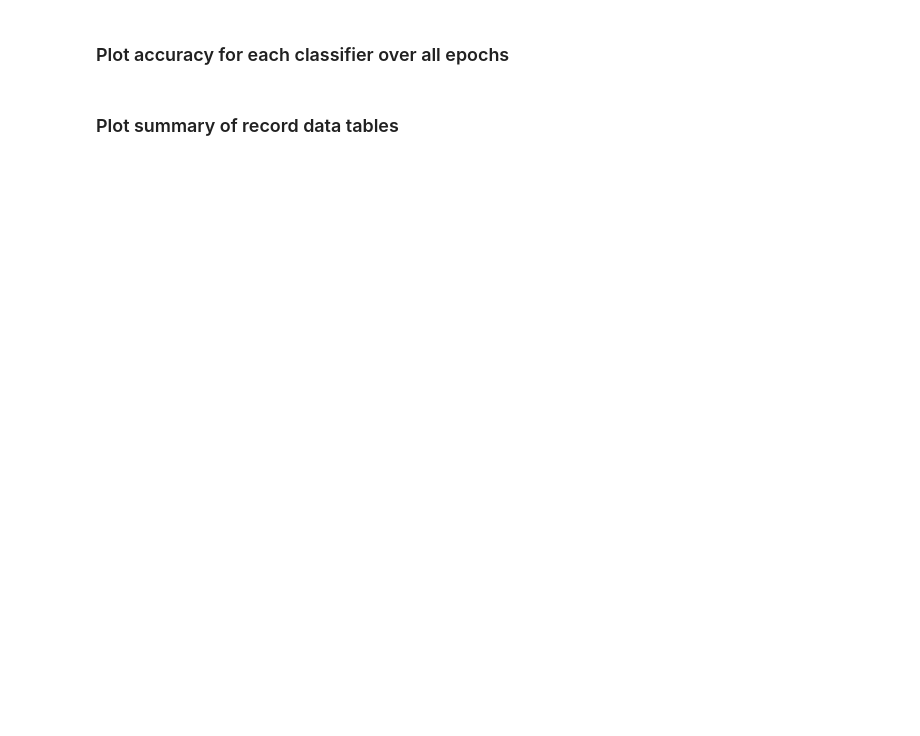
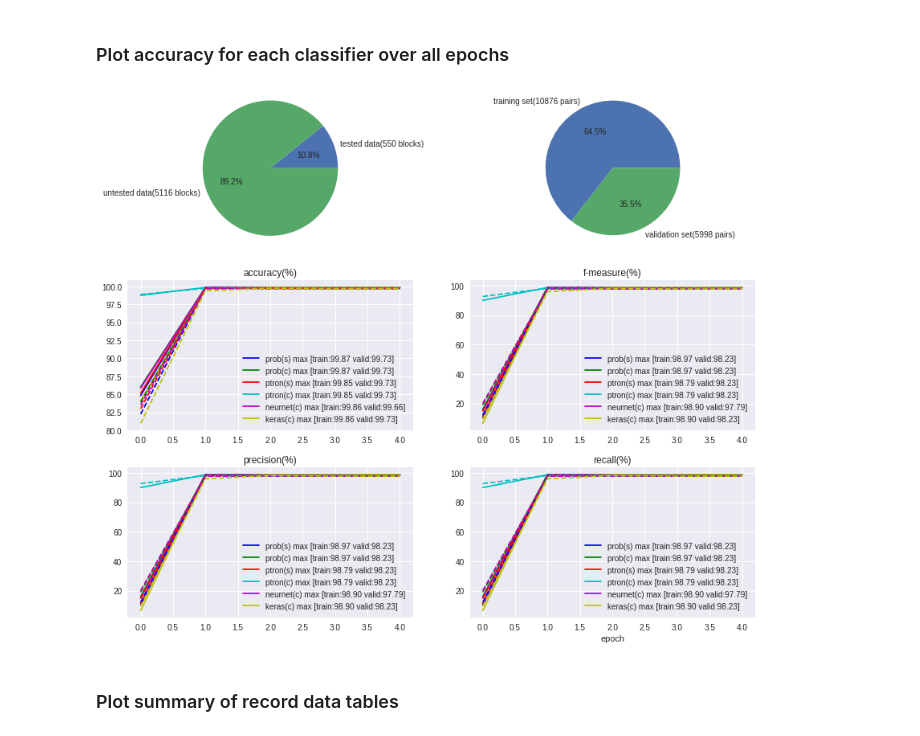
Before and after one commit to meccaLeccaHi/record_linkage, a Jupyter notebook: prob_linkage_newborn.ipynb, the cells around one changed output. Cells and saved outputs as stored; diff of their text form; code cells hidden in the pictures; blank space fills up the shorter version.

Commit message:
change class distribution in training data

```diff
--- a/prob_linkage_newborn.ipynb
+++ b/prob_linkage_newborn.ipynb
@@ -187,7 +183,7 @@ blocking_stmt2 = '''
 # %%
 learning_rate_pt = 0.001 # small, constant learning rate
 learning_rate_nn = 0.001
-learning_rate_km = 0.01
+learning_rate_km = 0.05
 
 # Create instances of classifiers
 classifiers = [Probabilistic(simple_features),
@@ -197,9 +193,8 @@ classifiers = [Probabilistic(simple_features),
                 NeuralNetwork(feature_vals,20,1,learningrate = learning_rate_nn),
                 KerasModel(feature_vals,10,1,learningrate = learning_rate_km)]
 
-#kmodel = KerasModel(feature_vals,16,1,learningrate = learning_rate_km)
-
 classifier_names = ['prob_s','prob_c','pt_s','pt_c','nn_c','k_mod']
+classifier_desc = ['prob(s)','prob(c)','ptron(s)','ptron(c)','neurnet(c)','keras(c)']
 
 color_list = ['b','g','r','c','m','y'][slice(len(classifiers))]
 # %% [markdown]
@@ -277,13 +272,21 @@ while True:
 
         return(big_bool)
 
-    ## Check progress of each classifier
+    # Check progress of each classifier
     big_bool_tr = run_blocks(block_prod_train)
     big_bool_val = run_blocks(block_prod_valid)
 
+    # Make number of matches & non-matches (classes) in training data equivalent
+    matches = big_bool_tr.loc[big_bool_tr['real_match']] # Select matches
+    nonmatches = big_bool_tr.loc[big_bool_tr['real_match']==False] # Select non-matches
+    # Shrink non-matches to same size as matches
+    redux_nonmatches = nonmatches.iloc[np.random.choice(len(nonmatches), len(matches))]
+    # Merge tables back together and shuffle
+    train_data = pd.concat([matches,redux_nonmatches]).sample(frac=1)
+
     # Train classifiers (if still progressing)
     train_classifier = lambda x,y: \
-        x.train(big_bool_tr[x.features],big_bool_tr['real_match'],big_bool_tr['match_'+y])
+        x.train(train_data[x.features],train_data['real_match'],train_data['match_'+y])
     map(train_classifier,classifiers,classifier_names)
 
     ## Measure accuracy of each classifier
@@ -299,10 +302,10 @@ while True:
         x.val_classifier(big_bool_val['match_'+y],big_bool_val['real_match'])
 
     # Compare current iteration performance with previous
-    cur_iter_qual = [x.train_accuracy_list[-1] for x in classifiers]
+    cur_iter_qual = [x.train_fscore_list[-1] for x in classifiers]
     if epoch_count>0:
-        prev_iter_qual = [x.train_accuracy_list[-2] for x in classifiers]
-        class_prog = np.subtract(cur_iter_qual,prev_iter_qual)>.01
+        prev_iter_qual = [x.train_fscore_list[-2] for x in classifiers]
+        class_prog = np.subtract(cur_iter_qual,prev_iter_qual)>.1
 
     # If not improving, break from outer loop
     if not any(class_prog):
@@ -316,6 +319,6 @@ while True:
 
     if verbose:
         print str.format('\nAverage block duration: {0:.2f} seconds', np.mean(block_duration))
-        print str.format("Accuracy: {}", [ float('%.2f' % x) for x in cur_iter_qual ])
+        print str.format("F-scores: {}", [ float('%.2f' % x) for x in cur_iter_qual ])
         print str.format('Average epoch duration: {0:.3f} minutes', np.mean(epoch_duration)/60.0)
 # %% [output]
@@ -340,7 +361,7 @@ def plot_classifiers(ax,train_list,val_list,title,xlabel):
     M_val = np.array(val_list).T
     for i in range(M_tr.shape[1]):
         ax.plot(range(M_tr.shape[0]), M_tr[:,i],'-',color=color_list[i],
-                 label=classifier_names[i] + ' max [train:' + str('%.2f' % np.max(M_tr[:,i])) +
+                 label=classifier_desc[i] + ' max [train:' + str('%.2f' % np.max(M_tr[:,i])) +
                  ' valid:' + str('%.2f' % np.max(M_val[:,i])) + ']')
 
     for i in range(M_val.shape[1]):
@@ -353,43 +374,46 @@ def plot_classifiers(ax,train_list,val_list,title,xlabel):
 nrow = 3; ncol = 2
 fig = plt.figure(figsize=(nrow,ncol))
 
+len_tested = len(block_prod_train)+len(block_prod_valid)
+
 ax1 = fig.add_subplot(nrow,ncol,1)
-plt.pie([len(big_bool_tr),len(big_bool_val)],
-        labels=['training set('+str(len(big_bool_tr))+' pairs)',
-                'validation set('+str(len(big_bool_val))+' pairs)'],autopct='%1.1f%%')
-ax1.axis('equal')
-
-len_tested = len(block_prod_train)+len(block_prod_valid)
-ax2 = fig.add_subplot(nrow,ncol,2)
 plt.pie([len_tested,len(block_prod)-len_tested],
         labels=['tested data('+str(len_tested)+' blocks)',
                 'untested data('+str(len(block_prod))+' blocks)'],autopct='%1.1f%%')
+ax1.axis('equal')
+
+ax2 = fig.add_subplot(nrow,ncol,2)
+plt.pie([len(train_data),len(big_bool_val)],
+        labels=['training set('+str(len(train_data))+' pairs)',
+                'validation set('+str(len(big_bool_val))+' pairs)'],autopct='%1.1f%%')
 ax2.axis('equal')
 
 ax3 = fig.add_subplot(nrow,ncol,3)
 plot_train_list = [o.train_accuracy_list for o in classifiers]
 plot_val_list = [o.val_accuracy_list for o in classifiers]
 plot_classifiers(ax3,plot_train_list,plot_val_list,'accuracy(%)','')
 
 ax4 = fig.add_subplot(nrow,ncol,4)
 plot_train_list = [o.train_fscore_list for o in classifiers]
 plot_val_list = [o.val_fscore_list for o in classifiers]
 plot_classifiers(ax4,plot_train_list,plot_val_list,'f-measure(%)','')
 
 ax5 = fig.add_subplot(nrow,ncol,5)
 plot_train_list = [o.train_precision_list for o in classifiers]
 plot_val_list = [o.val_precision_list for o in classifiers]
 plot_classifiers(ax5,plot_train_list,plot_val_list,'precision(%)','')
 
 ax6 = fig.add_subplot(nrow,ncol,6)
 plot_train_list = [o.train_recall_list for o in classifiers]
 plot_val_list = [o.val_recall_list for o in classifiers]
 plot_classifiers(ax6,plot_train_list,plot_val_list,'recall(%)','epoch')
 
-fig.subplots_adjust(hspace=.2)
+fig.subplots_adjust(hspace=.25)
 fig.set_size_inches(7*ncol,4*nrow)
 plt.show()
 fig.savefig('classifier_val_scores.png', bbox_inches='tight')
+# %% [output]
+[figure, added]
 # %% [markdown]
 ### Plot summary of record data tables
 # %%
```
Also changed, not shown: parts of 3 cells of this notebook, 1 other file.
